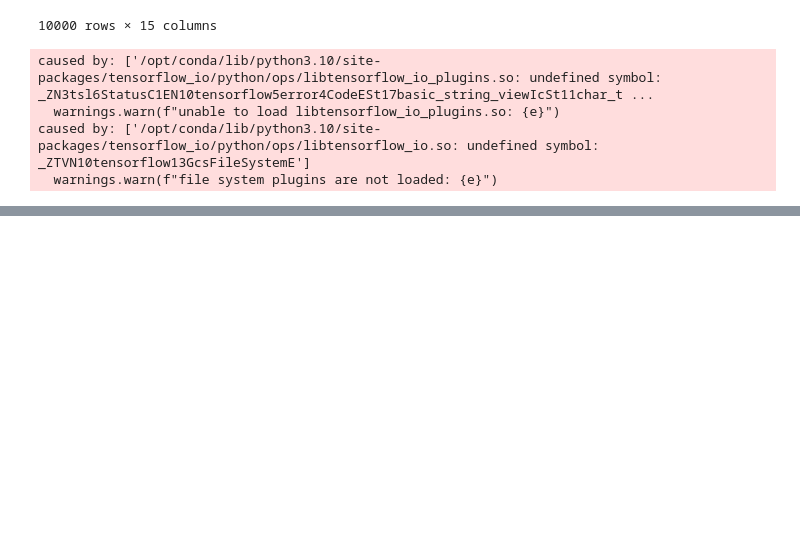
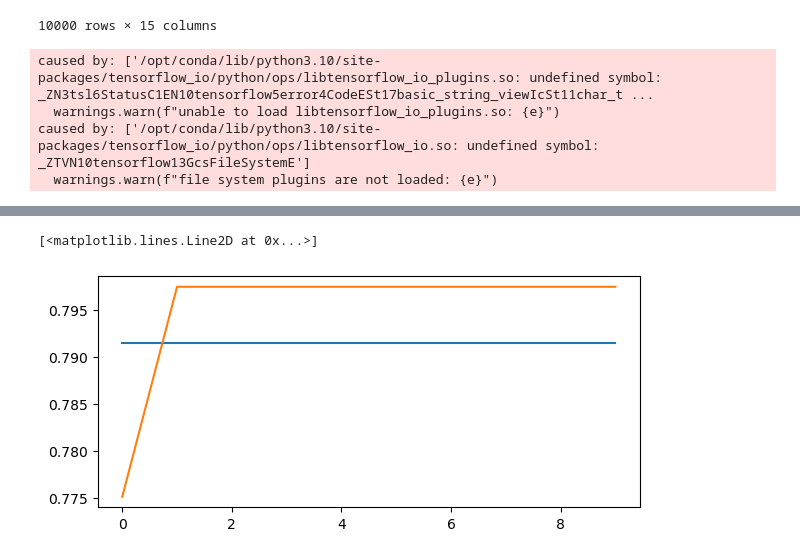
Before and after one commit to SayedShaun/Kaggle, a Jupyter notebook: customer-churn-prediction.ipynb, the cells around one changed output, grey strips where cells are left out. Cells and saved outputs as stored; diff of their text form; code cells hidden in the pictures; blank space fills up the shorter version.

```diff
--- a/customer-churn-prediction.ipynb
+++ b/customer-churn-prediction.ipynb
@@ -129,10 +137,13 @@ import tensorflow
 from tensorflow import keras
 from tensorflow.keras import Sequential
 from tensorflow.keras.layers import Dense
-
+from tensorflow.keras.optimizers import Adam
+from tensorflow.keras.losses import BinaryCrossentropy
 
 model = Sequential()
-model.add(Dense(3, activation = "relu", input_dim = x_train_scaled.shape[1]))
+model.add(Dense(30, activation = "relu", input_dim = x_train_scaled.shape[1]))
+model.add(Dense(30, activation = "relu"))
+model.add(Dense(30, activation = "relu"))
 model.add(Dense(1, activation = "sigmoid"))
 # %% [output]
 caused by: ['/opt/conda/lib/python3.10/site-packages/tensorflow_io/python/ops/libtensorflow_io_plugins.so: undefined symbol: _ZN3tsl6StatusC1EN10tensorflow5error4CodeESt17basic_string_viewIcSt11char_t ...
@@ -156,2 +171,6 @@ Trainable params: 40
 Non-trainable params: 0
 _________________________________________________________________
+# %%
+model.compile(optimizer = Adam(0.001), loss = BinaryCrossentropy(), metrics=["accuracy"] )
+# %%
+history = model.fit(x_train_scaled, y_train, epochs=10,  validation_split=0.2, validation_data=(x_test_scaled, y_test))
@@ -157,0 +202,7 @@ _________________________________________________________________
+# %%
+plt.figure(figsize=[7, 3])
+plt.plot(history.history["val_accuracy"])
+plt.plot(history.history["accuracy"])
+# %% [output]
+[<matplotlib.lines.Line2D at 0x...>]
+[figure, added]
```
Also changed, not shown: parts of 6 cells of this notebook.
